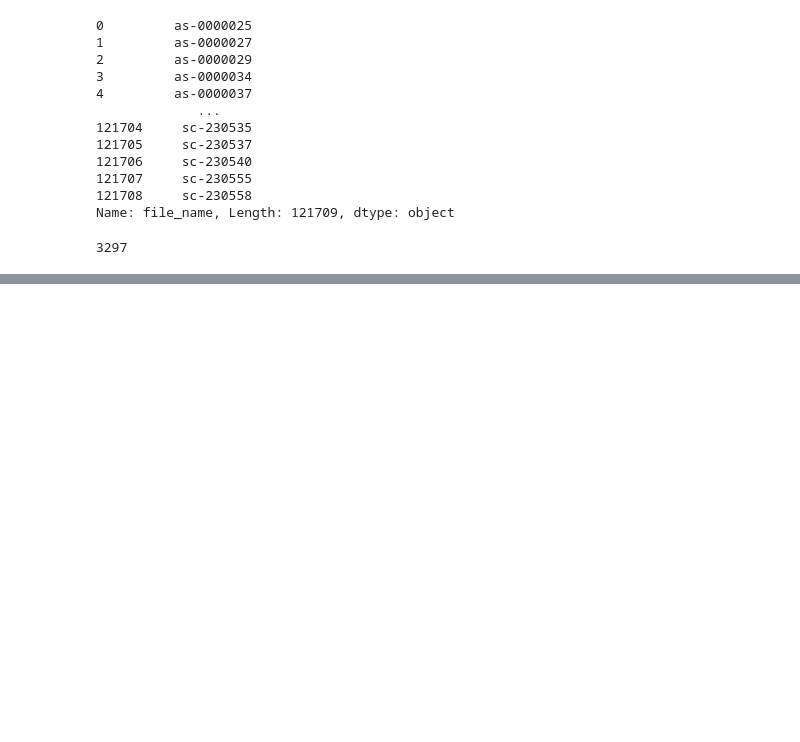
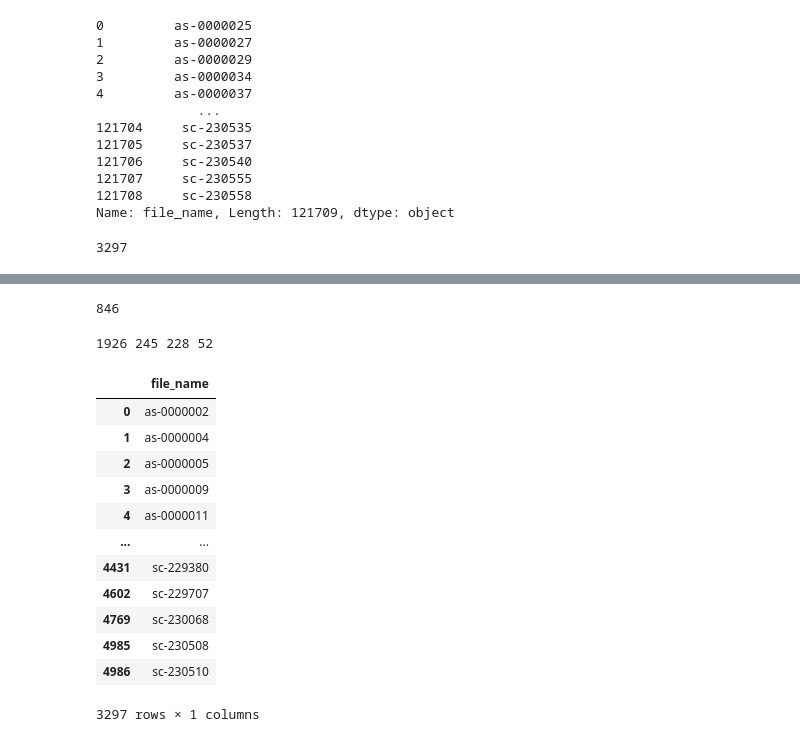
Before and after one commit to khun0115/Final_Project, a Jupyter notebook: datatest.ipynb, the cells around one changed output, grey strips where cells are left out. Cells and saved outputs as stored; diff of their text form; code cells hidden in the pictures; blank space fills up the shorter version.

```diff
--- a/datatest.ipynb
+++ b/datatest.ipynb
@@ -841,0 +897,42 @@ final.to_csv('kor_car.csv',index=False)
+# %%
+for_df1 = df1[-df1['maker'].isin(maker_list)]['file_name']
+# %%
+len(for_df1)
+# %% [output]
+846
+# %%
+df2 = pd.read_csv('add_2.csv', encoding="utf-8")
+df3 = pd.read_csv('add_3.csv', encoding="utf-8")
+df4 = pd.read_csv('add_4.csv', encoding="utf-8")
+df5 = pd.read_csv('add_5.csv', encoding="utf-8")
+# %%
+for_df2 = df2[-df2['maker'].isin(maker_list)]['file_name']
+for_df3 = df3[-df3['maker'].isin(maker_list)]['file_name']
+for_df4 = df4[-df4['maker'].isin(maker_list)]['file_name']
+for_df5 = df5[-df5['maker'].isin(maker_list)]['file_name']
+# %%
+print(len(for_df2),
+len(for_df3),
+len(for_df4),
+len(for_df5))
+# %% [output]
+1926 245 228 52
+# %%
+for_final = pd.concat([for_df1, for_df2, for_df3, for_df4, for_df5], axis=0)
+# %%
+df = pd.DataFrame(for_final)
+df
+# %% [output]
+|  | file_name |
+| 0 | as-0000002 |
+| 1 | as-0000004 |
+| 2 | as-0000005 |
+| 3 | as-0000009 |
+| 4 | as-0000011 |
+| ... | ... |
+| 4431 | sc-229380 |
+| 4602 | sc-229707 |
+| 4769 | sc-230068 |
+| 4985 | sc-230508 |
+| 4986 | sc-230510 |
+3297 rows × 1 columns
```
Also changed, not shown: parts of 10 cells of this notebook, 3 other files.
